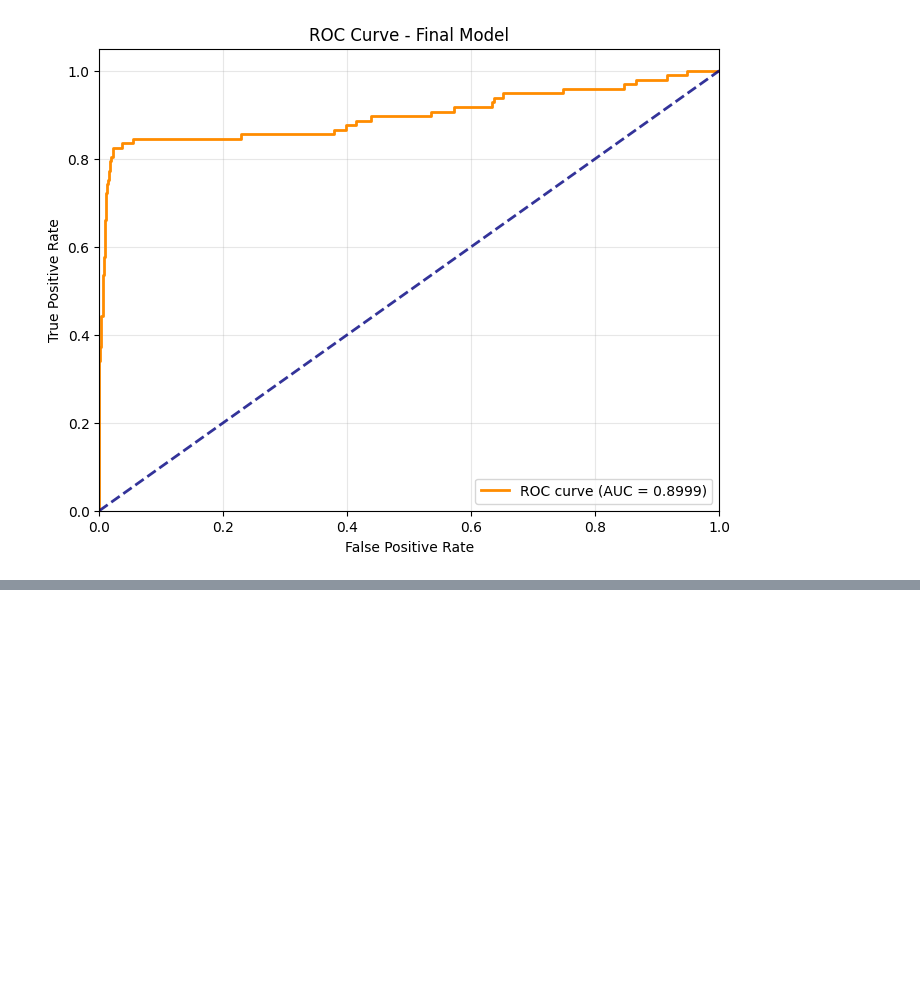
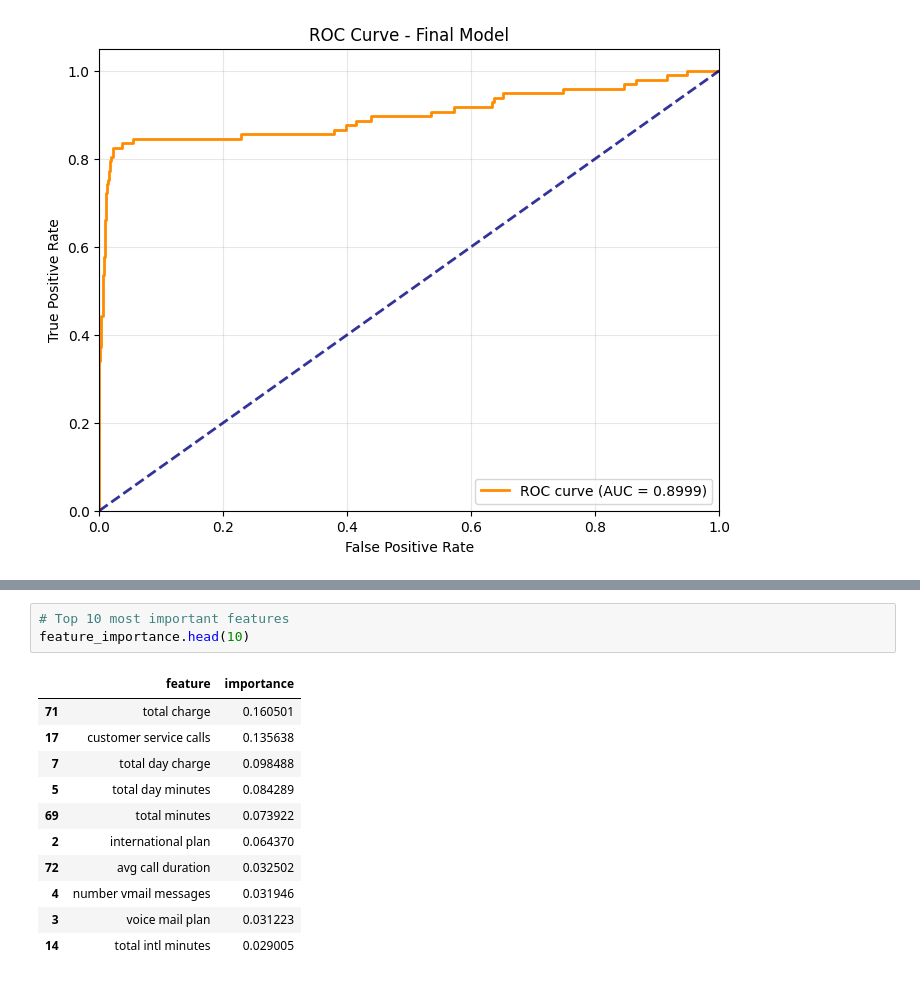
Before and after one commit to Navross/TelCom_Customer_Churn, a Jupyter notebook: syriatel_notebook_churn.ipynb, the cells around one changed output, grey strips where cells are left out. Cells and saved outputs as stored; diff of their text form; blank space fills up the shorter version.

```diff
--- a/syriatel_notebook_churn.ipynb
+++ b/syriatel_notebook_churn.ipynb
@@ -357,0 +375,15 @@ plt.show()
+# %%
+# Top 10 most important features
+feature_importance.head(10)
+# %% [output]
+|  | feature | importance |
+| 71 | total charge | 0.160501 |
+| 17 | customer service calls | 0.135638 |
+| 7 | total day charge | 0.098488 |
+| 5 | total day minutes | 0.084289 |
+| 69 | total minutes | 0.073922 |
+| 2 | international plan | 0.064370 |
+| 72 | avg call duration | 0.032502 |
+| 4 | number vmail messages | 0.031946 |
+| 3 | voice mail plan | 0.031223 |
+| 14 | total intl minutes | 0.029005 |
```
Also changed, not shown: parts of 2 cells of this notebook.
